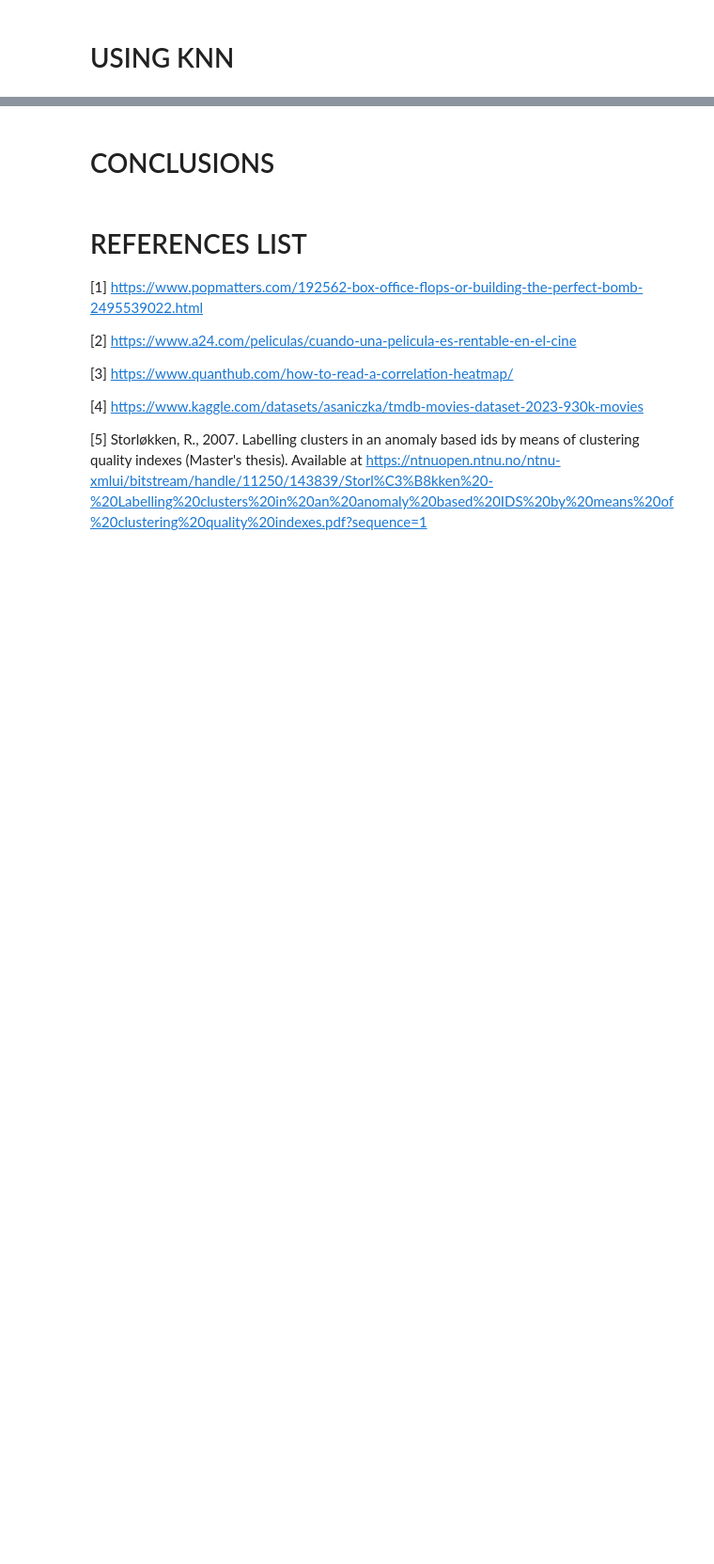
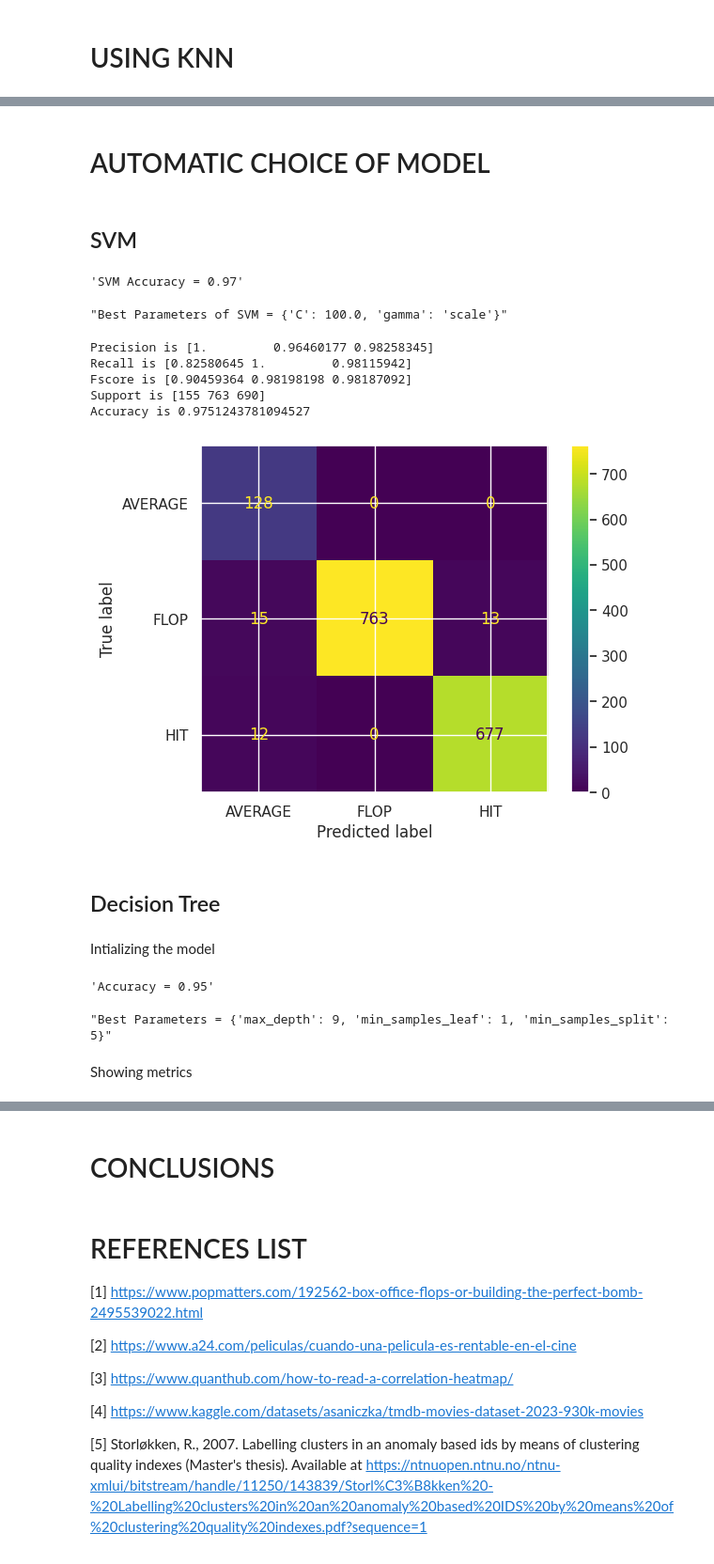
Before and after one commit to eddixoncu/GISMA_ML_Final, a Jupyter notebook: movies.ipynb, the cells around one changed output, grey strips where cells are left out. Shown at 94% size. Drawn from its saved outputs; the diff is of its cells as text; code cells hidden in the pictures; blank space fills up the shorter version.

Commit message:
Grid search CV was added

```diff
--- a/movies.ipynb
+++ b/movies.ipynb
@@ -833,0 +834,73 @@ F1 Score: 0.9731824583256312
+# %% [markdown]
+# AUTOMATIC CHOICE OF MODEL
+# %%
+df_train = df_train[['revenue','vote_average','runtime','budget', 'bo_performance' ]].copy()
+x_train= df_train.drop(columns=['bo_performance'] ).copy()
+y_train = df_train['bo_performance'].copy()
+
+df_test = df_test[['revenue','vote_average','runtime','budget', 'bo_performance' ]].copy()
+x_test = df_test.drop(columns=['bo_performance'] ).copy()
+y_test = df_test['bo_performance'].copy()
+# %% [markdown]
+## SVM
+# %%
+parameters_grid = {
+   "C": [1.0, 10.0, 100.0],
+    "gamma": ["scale", "auto"],
+}
+
+m0 = GridSearchCV(sklearn.svm.SVC(),
+        parameters_grid, scoring="accuracy", cv=5, n_jobs=-1)
+
+m0.fit(x_train, y_train)
+
+display("SVM Accuracy = {:.2f}".format(m0.best_score_))
+display("Best Parameters of SVM = {}".format(m0.best_params_))
+# %% [output]
+'SVM Accuracy = 0.97'
+"Best Parameters of SVM = {'C': 100.0, 'gamma': 'scale'}"
+# %%
+y_pred = m0.predict(x_test)
+accuracy = sklearn.metrics.accuracy_score(y_pred,y_test)
+conf_mtrx = sklearn.metrics.confusion_matrix(y_pred,y_test)
+precision,recall,fscore,support= sklearn.metrics.precision_recall_fscore_support(y_test,y_pred)
+print("Precision is",precision)
+print("Recall is",recall)
+print("Fscore is",fscore)
+print("Support is",support)
+print("Accuracy is",accuracy)
+# %% [output]
+Precision is [1.         0.96460177 0.98258345]
+Recall is [0.82580645 1.         0.98115942]
+Fscore is [0.90459364 0.98198198 0.98187092]
+Support is [155 763 690]
+Accuracy is 0.9751243781094527
+# %%
+conf_matrix_display = metrics.ConfusionMatrixDisplay(confusion_matrix = conf_mtrx,
+                                                     display_labels=m0.classes_
+                                                     )
+conf_matrix_display.plot()
+plts.show()
+# %% [output]
+[figure, added]
+# %% [markdown]
+## Decision Tree
+# %% [markdown]
+Intializing the model
+# %%
+parameters_grid = {
+    "max_depth": range(1, 10),
+    "min_samples_split": range(2, 10),
+    "min_samples_leaf": range(1, 10)
+
+}
+m1 = GridSearchCV(DecisionTreeClassifier(), parameters_grid, scoring="accuracy", cv=5, n_jobs=-1)
+m1.fit(x_train, y_train)
+
+display("Accuracy = {:.2f}".format(m1.best_score_))
+display("Best Parameters = {}".format(m1.best_params_))
+# %% [output]
+'Accuracy = 0.95'
+"Best Parameters = {'max_depth': 9, 'min_samples_leaf': 1, 'min_samples_split': 5}"
+# %% [markdown]
+Showing metrics
```
Also changed, not shown: parts of 31 cells of this notebook, 1 other file.
